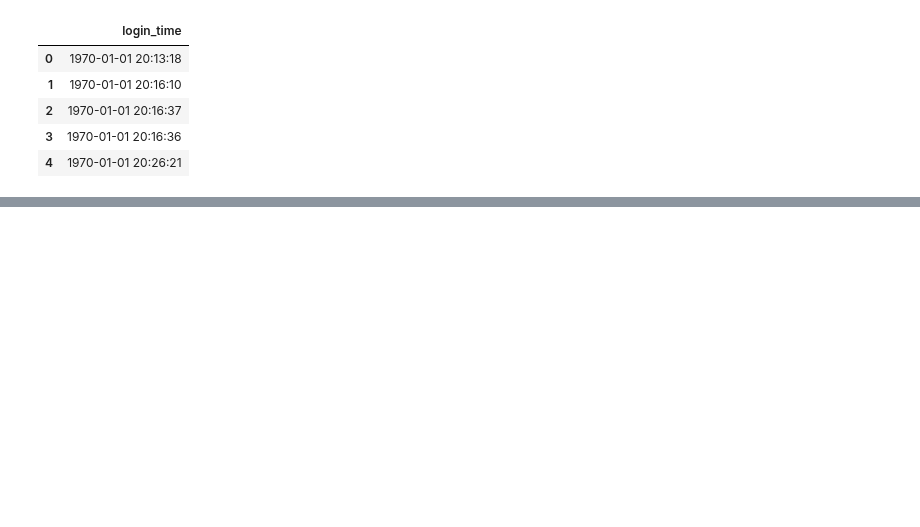
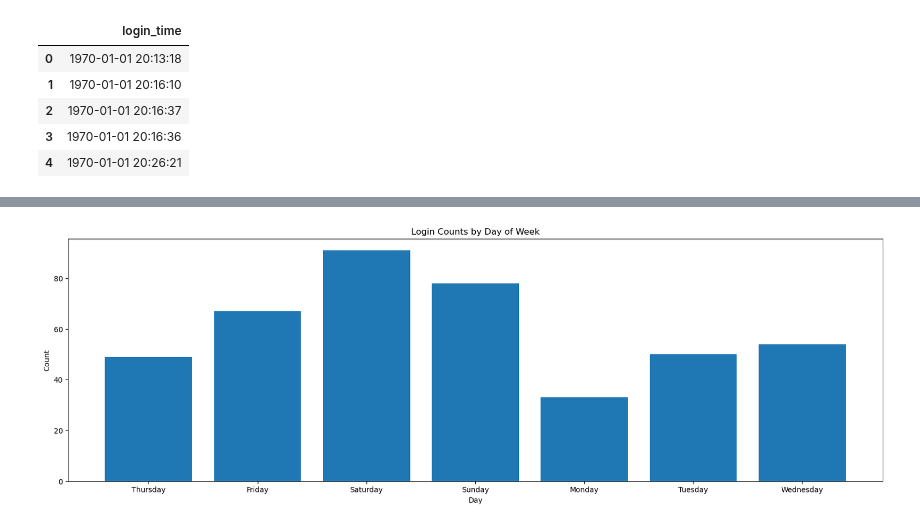
Before and after one commit to Noob1701/Springboard, a Jupyter notebook: Login take home.ipynb, the cells around one changed output, grey strips where cells are left out. Saved outputs shown, nothing was run; the diff lists cells and outputs as text; code cells hidden in the pictures; blank space fills up the shorter version.

```diff
--- a/Login take home.ipynb
+++ b/Login take home.ipynb
@@ -14,0 +185,2 @@ ult_df.head()
+# %%
+login_count['Weekday'] = login_count['Bin End'].dt.strftime("%A")
@@ -14,0 +203,12 @@ ult_df.head()
+# %%
+x_axis = login_count['Weekday']
+y_axis = count
+plt.figure(figsize=(20,6))
+plt.bar(x_axis, y_axis)
+plt.title('Login Counts by Day of Week')
+plt.xlabel('Day')
+plt.ylabel('Count')
+
+plt.show()
+# %% [output]
+[figure, added]
```
Also changed, not shown: parts of 37 cells of this notebook, 4 other files.
